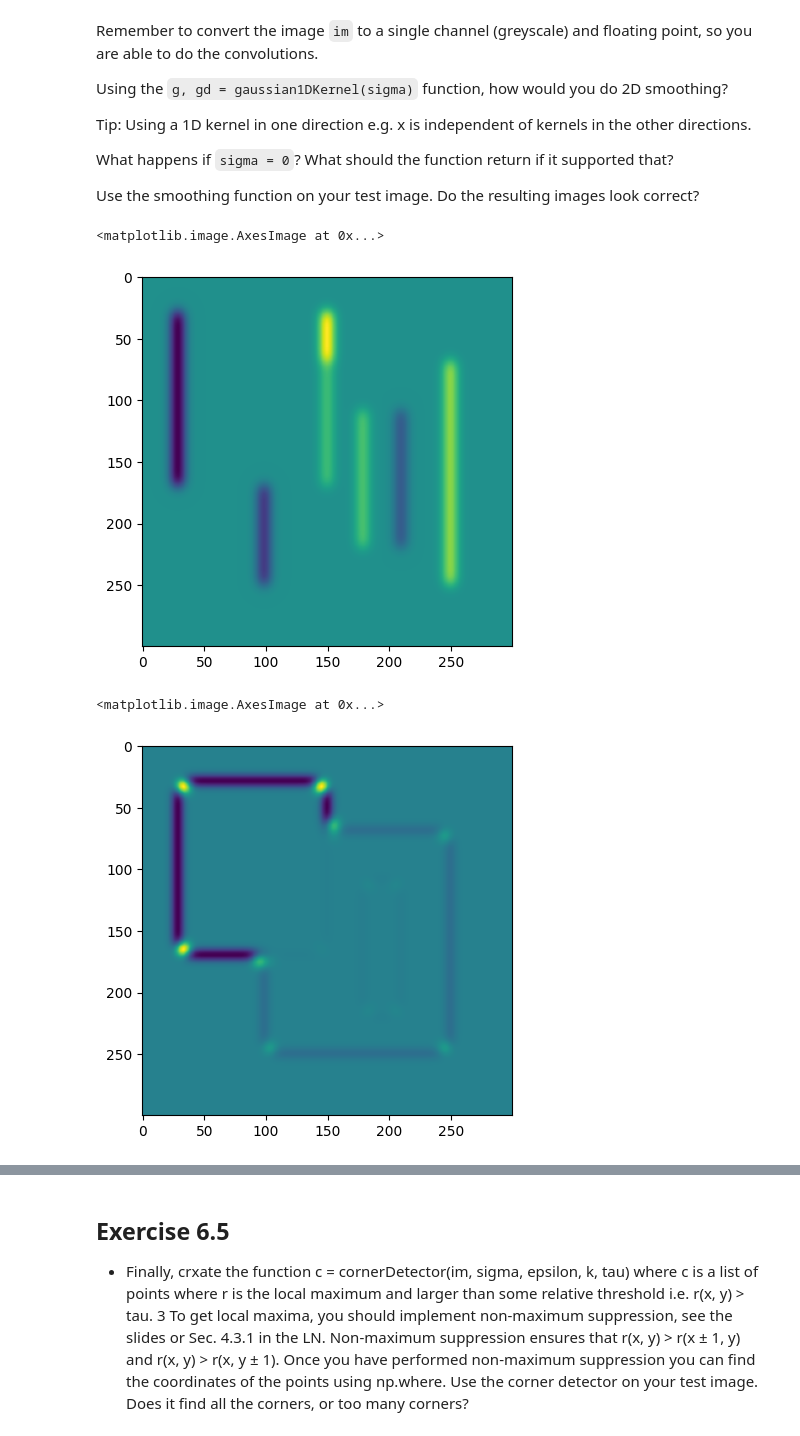
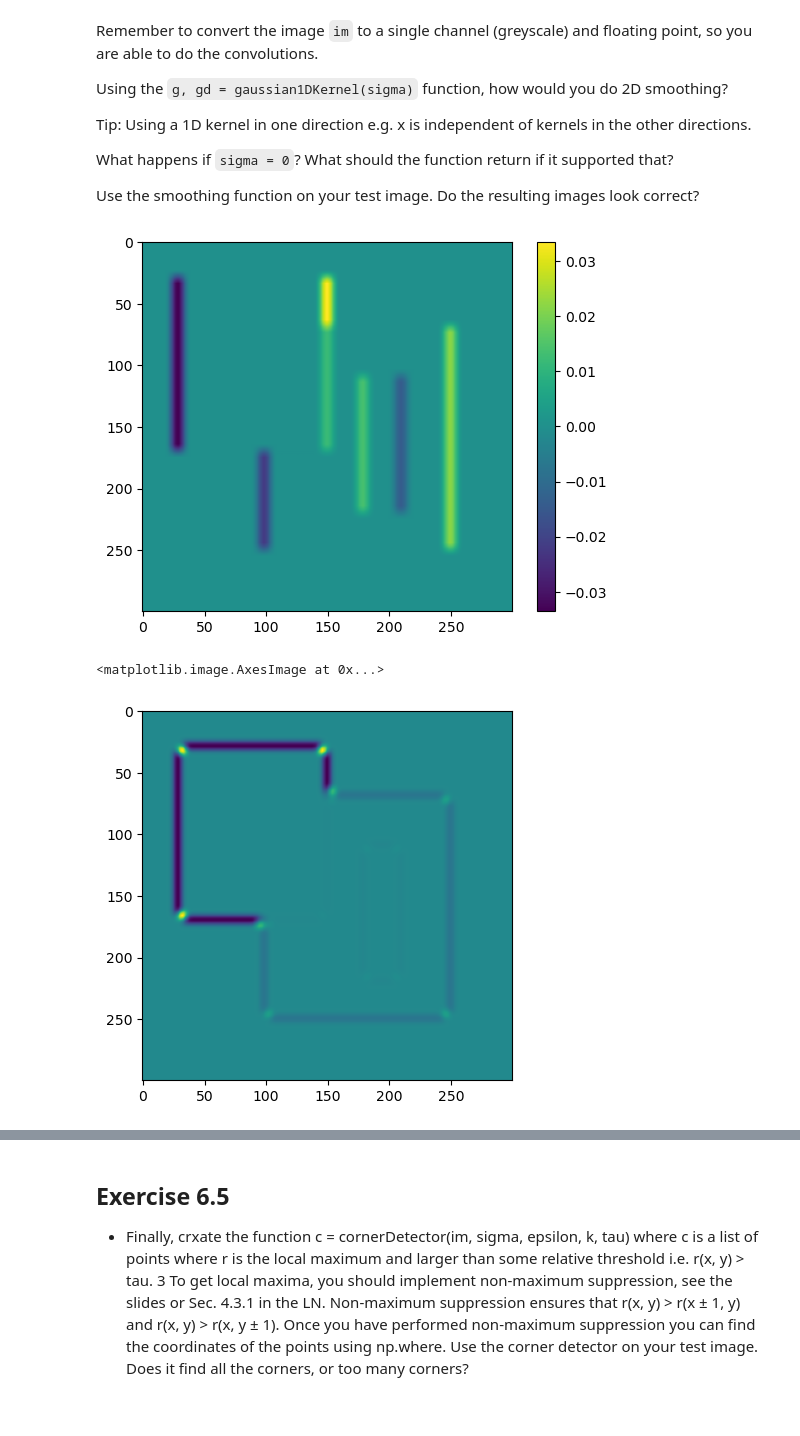
Before and after one commit to ibohaji/cv-course, a Jupyter notebook: Exercises/week6.ipynb, the cells around one changed output, grey strips where cells are left out. Cells and saved outputs as stored; diff of their text form; code cells hidden in the pictures.

```diff
--- a/Exercises/week6.ipynb
+++ b/Exercises/week6.ipynb
@@ -43,38 +52,20 @@ Tip: Using a 1D kernel in one direction e.g. x is independent of kernels in the
 What happens if `sigma = 0`? What should the function return if it supported that?
 
 Use the smoothing function on your test image. Do the resulting images look correct?
-# %%
-
-def gaussianSmoothing(im,sigma):
-
-    g,gd = gaussian1DKernel(sigma)
-    # Conolve with a gaussian
-    x_direction = scipy.ndimage.convolve(im,g)
-    i = scipy.ndimage.convolve(x_direction,g.T)
-
-    #i/= np.sum(i,axis=1)
-
-    i_y = cv2.filter2D(im,-1,gd.T)
-    i_y = cv2.filter2D(i_y,-1,g)
-
-    i_x = cv2.filter2D(im,-1,gd)
-    i_x = cv2.filter2D(i_x,-1,g.T)
-    return i,i_x,i_y
 # %%
 
 folder_path = "../Data/week06_data/"
 
 img_path = "TestIm1.png"
-img = cv2.imread(folder_path + img_path)[:,:,::-1]
+img = cv2.imread(folder_path + img_path).astype(float).mean(2)/255
 
-im_grey = cv2.cvtColor(img,cv2.COLOR_BGR2GRAY)
-im_grey = im_grey.astype('float')
 
-i,ix,iy = gaussianSmoothing(im_grey,5)
+i,ix,iy = gaussianSmoothing(img,5)
 plt.imshow(ix)
+plt.colorbar()
+plt.show()
 # %% [output]
-<matplotlib.image.AxesImage at 0x...>
-[figure, old version]
+[figure, new version]
 # %%
 def structureTensor(im,sigma,epsilon):
     i,ix,iy = gaussianSmoothing(im,sigma)
@@ -89,5 +83,4 @@ def structureTensor(im,sigma,epsilon):
 # %%
-C = structureTensor(im_grey,5,10)
 
 def harrisMeasure(im,sigma,epsilon,k):
     C = structureTensor(im,sigma,epsilon)
@@ -95,11 +88,7 @@ def harrisMeasure(im,sigma,epsilon,k):
     r = a*b -c**2 - k*(a+b)**2
 
     return r
-
-
-r = harrisMeasure(im_grey,5,4,0.06)
-plt.imshow(r)
 # %% [output]
 <matplotlib.image.AxesImage at 0x...>
-[figure, old version]
+[figure, new version]
 # %%
```
Also changed, not shown: parts of 14 cells of this notebook, 3 other files.
